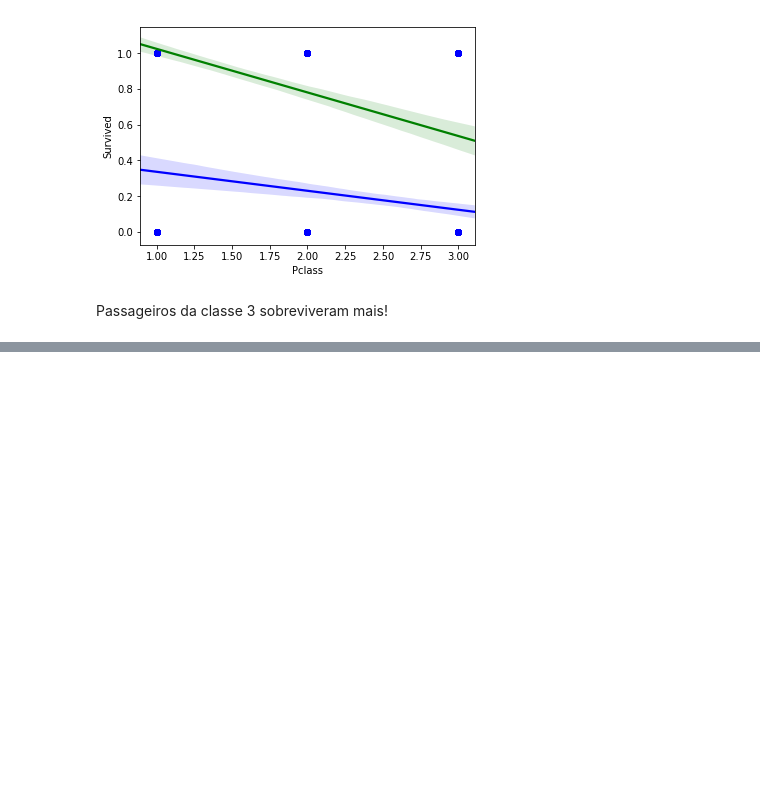
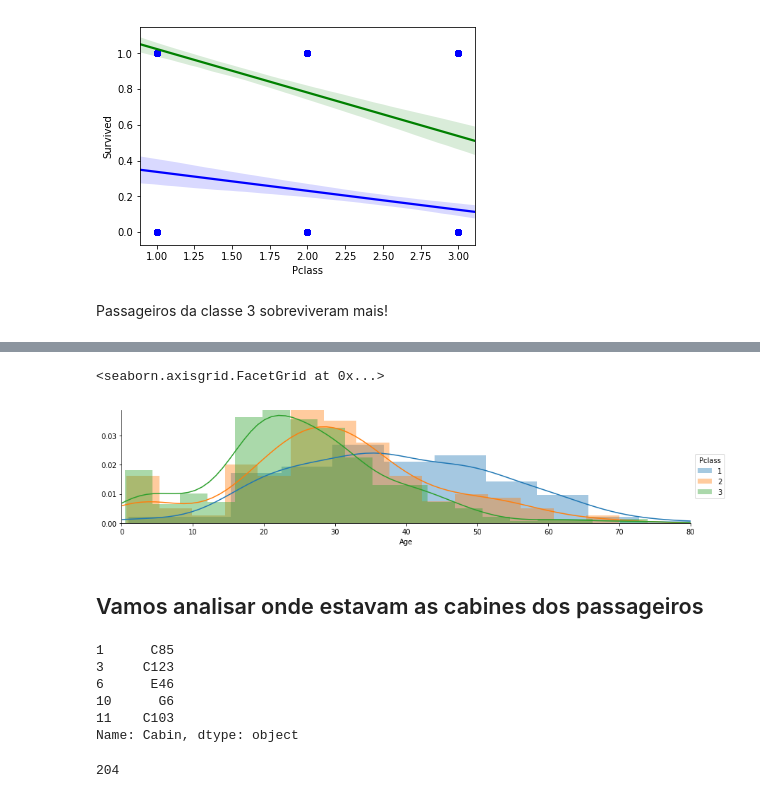
Before and after one commit to SabinoGs/DataAnalysisEducation, a Jupyter notebook: Projects/Titanic - Kaggle.ipynb, the cells around one changed output, grey strips where cells are left out. Drawn from its saved outputs; the diff is of its cells as text; code cells hidden in the pictures; blank space fills up the shorter version.

```diff
--- a/Projects/Titanic - Kaggle.ipynb
+++ b/Projects/Titanic - Kaggle.ipynb
@@ -204,0 +236,31 @@ Passageiros da classe 3 sobreviveram mais!
+# %%
+fig2 = sns.FacetGrid(titanic_df,hue='Pclass',aspect=4)
+fig2.map(sns.distplot,'Age')
+
+
+oldest = titanic_df['Age'].max()
+fig2.set(xlim=(0,oldest))
+fig2.add_legend()
+# %% [output]
+<seaborn.axisgrid.FacetGrid at 0x...>
+[figure, added]
+# %% [markdown]
+## Vamos analisar onde estavam as cabines dos passageiros
+# %%
+deck = titanic_df['Cabin'].dropna()
+deck.head()
+# %% [output]
+1      C85
+3     C123
+6      E46
+10      G6
+11    C103
+Name: Cabin, dtype: object
+# %%
+"""
+For loop em uma linha
+"""
+levels = [i[0] for i in deck]
+len(levels)
+# %% [output]
+204
```
Also changed, not shown: parts of 24 cells of this notebook.
